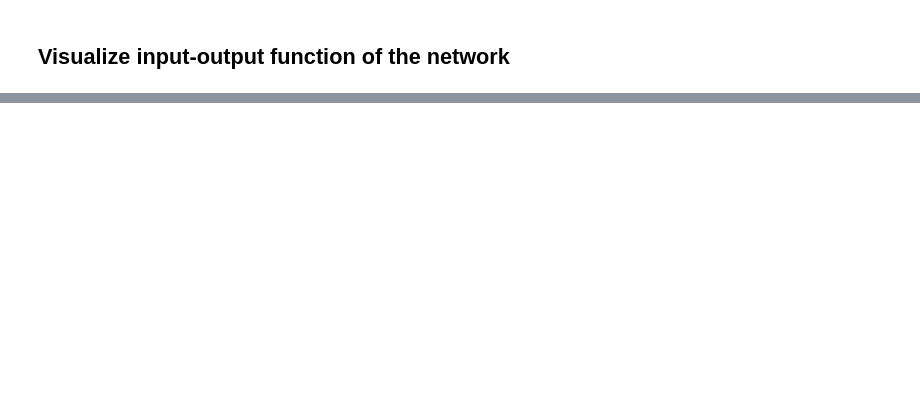
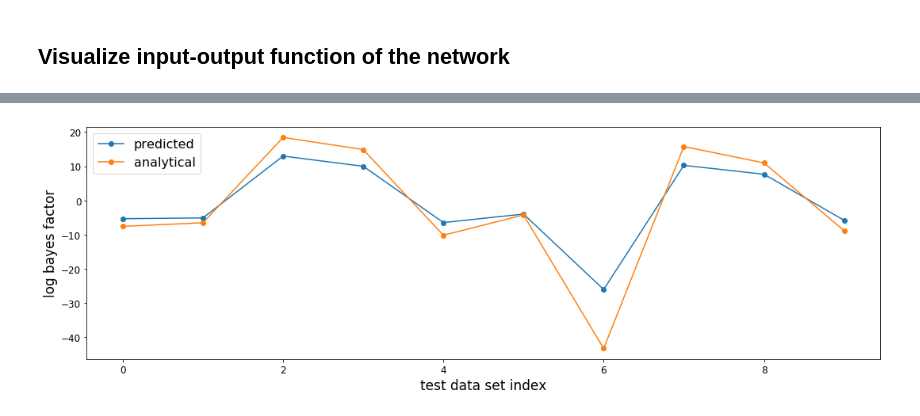
Before and after one commit to janfb/mcabc, a Jupyter notebook: notebooks/ModelComparison_poisson_vs_negbin_NEW.ipynb, the cells around one changed output, grey strips where cells are left out. Saved outputs shown, nothing was run; the diff lists cells and outputs as text; code cells hidden in the pictures; blank space fills up the shorter version.

```diff
--- a/notebooks/ModelComparison_poisson_vs_negbin_NEW.ipynb
+++ b/notebooks/ModelComparison_poisson_vs_negbin_NEW.ipynb
@@ -174,0 +307,22 @@ plt.colorbar(label='P(Poisson)');
+# %%
+# set up a grid of values around the priors
+
+# take grid over the whole range of the priors
+ks = np.linspace(scipy.stats.gamma.ppf(0.01, a=k2),
+                 scipy.stats.gamma.ppf(0.99, a=k2), 200)
+
+thetas = np.linspace(scipy.stats.gamma.ppf(0.01, a=k3),
+                 scipy.stats.gamma.ppf(0.99, a=k3), 200)
+
+# calculate nb evidence for every test set
+nb_evidences = []
+poi_evidences = []
+
+for ii, (x, mi) in enumerate(zip(testX, testm)):
+    le = nb_evidence_integral(x, prior_k, prior_theta, ks, thetas, log=True)
+    print(mi, 'NB', le)
+    nb_evidences.append(le)
+
+    le = poisson_evidence(x, k=k1, theta=theta1, log=True)
+    print(mi, 'Poi', le)
+    poi_evidences.append(le)
@@ -174,0 +350,17 @@ plt.colorbar(label='P(Poisson)');
+# %%
+poi_evidences = np.array(poi_evidences)
+nb_evidences = np.array(nb_evidences)
+lbf_ana = poi_evidences - nb_evidences
+ppoi_ana = calculate_pprob_from_evidences(np.exp(poi_evidences), np.exp(nb_evidences))
+# %%
+plt.plot(lbf_pred, 'o-', label='predicted')
+plt.plot(lbf_ana, 'o-', label='analytical')
+plt.xlabel('test data set index')
+plt.ylabel('log bayes factor')
+plt.legend();
+plt.tight_layout()
+save_figure(filename='bayesfactor_prediction_evaluation_M{}N{}'.format(sample_size, n_samples),
+            folder=figure_folder,
+            time_stamp=time_stamp)
+# %% [output]
+[figure, added]
```
Also changed, not shown: parts of 16 cells of this notebook, 1 other file.
